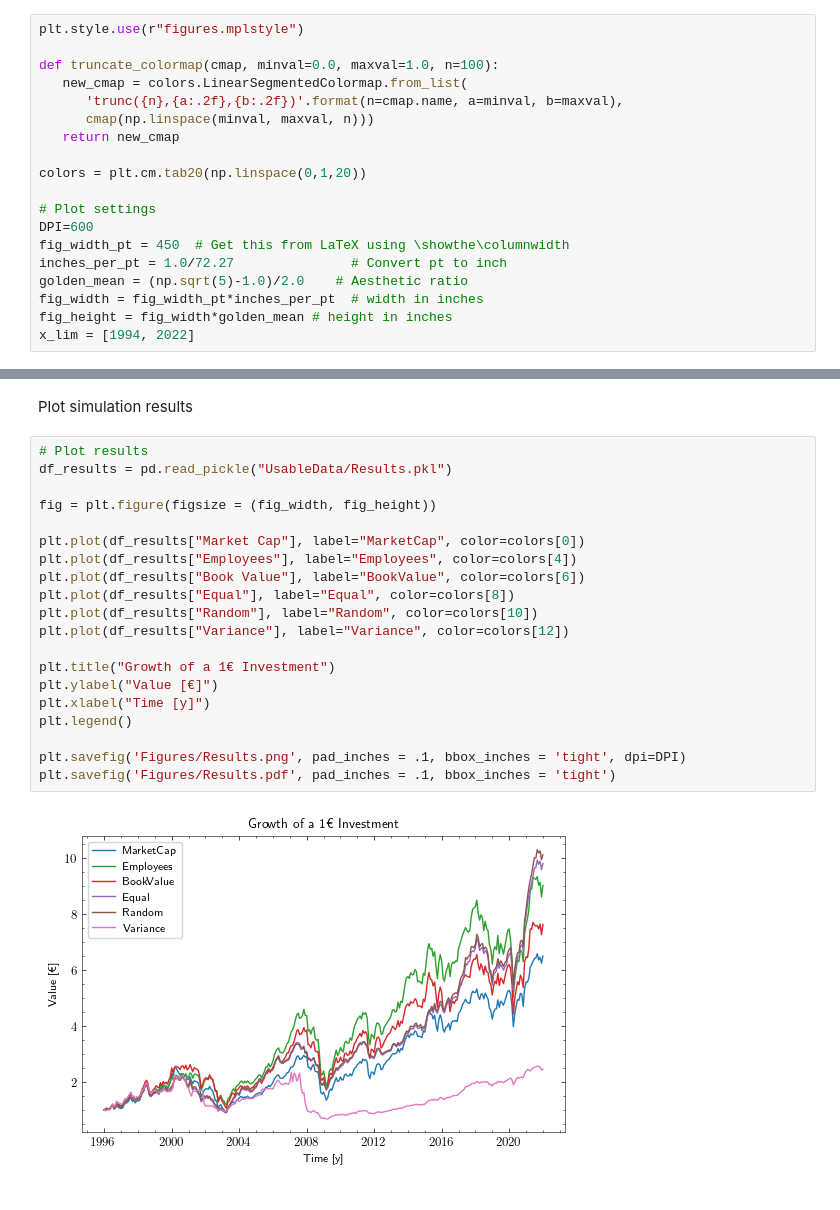
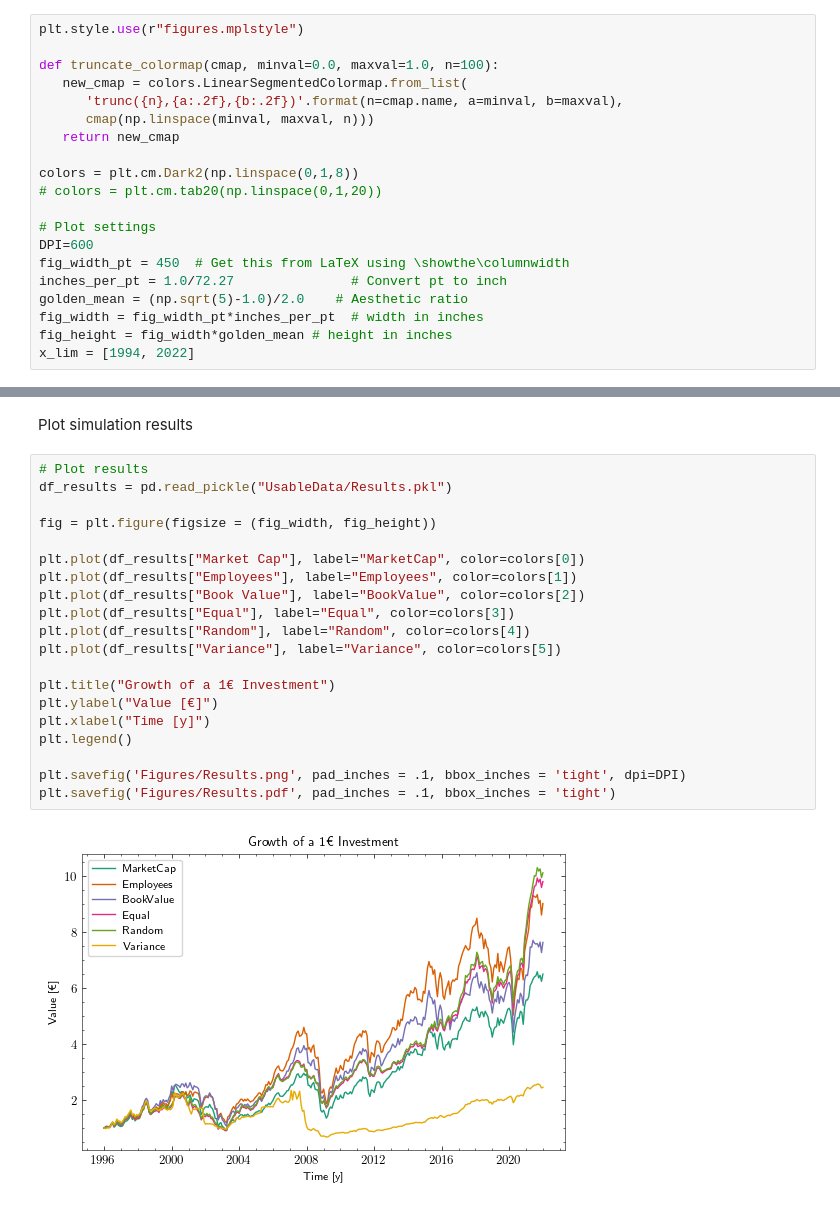
Before and after one commit to Mov0/FDS_Smart_Betas, a Jupyter notebook: 4_Figures.ipynb, the cells around one changed output, grey strips where cells are left out. Cells and saved outputs as stored; diff of their text form.

```diff
--- a/4_Figures.ipynb
+++ b/4_Figures.ipynb
@@ -15,7 +22,8 @@ def truncate_colormap(cmap, minval=0.0, maxval=1.0, n=100):
       cmap(np.linspace(minval, maxval, n)))
    return new_cmap
 
-colors = plt.cm.tab20(np.linspace(0,1,20))
+colors = plt.cm.Dark2(np.linspace(0,1,8))
+# colors = plt.cm.tab20(np.linspace(0,1,20))
 
 # Plot settings
 DPI=600
@@ -174,22 +182,22 @@ Plot simulation results
 # %%
 # Plot results
 df_results = pd.read_pickle("UsableData/Results.pkl")
 
 fig = plt.figure(figsize = (fig_width, fig_height))
 
 plt.plot(df_results["Market Cap"], label="MarketCap", color=colors[0])
-plt.plot(df_results["Employees"], label="Employees", color=colors[4])
-plt.plot(df_results["Book Value"], label="BookValue", color=colors[6])
-plt.plot(df_results["Equal"], label="Equal", color=colors[8])
-plt.plot(df_results["Random"], label="Random", color=colors[10])
-plt.plot(df_results["Variance"], label="Variance", color=colors[12])
+plt.plot(df_results["Employees"], label="Employees", color=colors[1])
+plt.plot(df_results["Book Value"], label="BookValue", color=colors[2])
+plt.plot(df_results["Equal"], label="Equal", color=colors[3])
+plt.plot(df_results["Random"], label="Random", color=colors[4])
+plt.plot(df_results["Variance"], label="Variance", color=colors[5])
 
 plt.title("Growth of a 1€ Investment")
 plt.ylabel("Value [€]")
 plt.xlabel("Time [y]")
 plt.legend()
 
 plt.savefig('Figures/Results.png', pad_inches = .1, bbox_inches = 'tight', dpi=DPI)
 plt.savefig('Figures/Results.pdf', pad_inches = .1, bbox_inches = 'tight')
 # %% [output]
-[figure, old version]
+[figure, new version]
```
Also changed, not shown: parts of 8 cells of this notebook, 12 other files.
